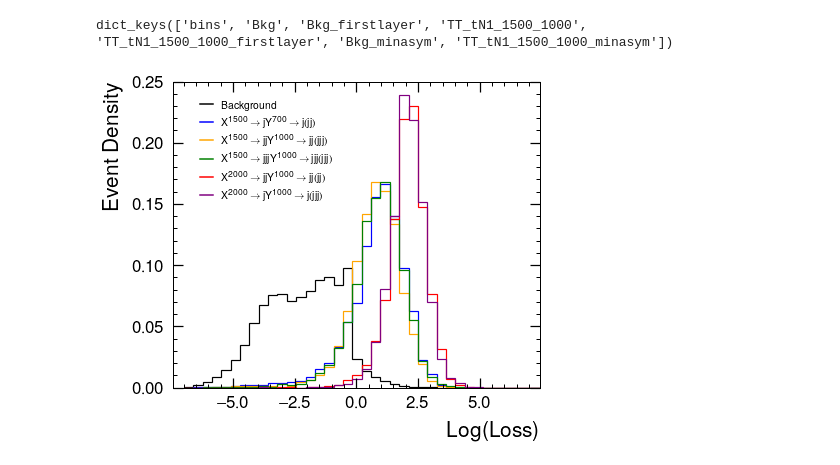
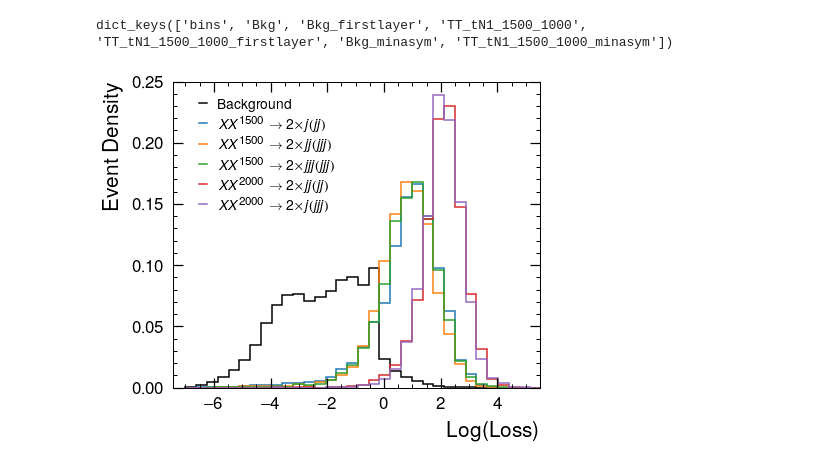
Before and after one commit to badeaa3/unsupervised-search, a Jupyter notebook: plotting/Log Loss.ipynb, the cells around one changed output. Drawn from its saved outputs; the diff is of its cells as text; code cells hidden in the pictures.

```diff
--- a/plotting/Log Loss.ipynb
+++ b/plotting/Log Loss.ipynb
@@ -26,7 +26,7 @@ binW = bins[1]-bins[0]
 fig = plt.figure(figsize=(6, 5))
 ax = plt.axes([0.1, 0.1, 0.85, 0.85])
 
-lw=1.2
+lw=1.5
 rasterized = False
 
 # to plot precomputed bins
@@ -45,8 +45,8 @@ ax.hist(bins[:-1],
     alpha=1.0,
     lw=lw,
     histtype="step",
-    label=r"$X^{1500}\rightarrow jY^{700} \rightarrow j(jj)$",
-    color="blue",
+    label=r"$\mathit{XX}^{1500} \rightarrow 2\times\mathit{j(jj)}$",
+    color="#1f77b4", # blue
     rasterized=rasterized)
 ax.hist(bins[:-1],
     bins,
@@ -54,8 +54,8 @@ ax.hist(bins[:-1],
     alpha=1.0,
     lw=lw,
     histtype="step",
-    label=r"$X^{1500}\rightarrow jjY^{1000} \rightarrow jj(jjj)$",
-    color="orange",
+    label=r"$\mathit{XX}^{1500} \rightarrow 2\times\mathit{jj(jjj)}$",
+    color="#ff7f0e", # orange
     rasterized=rasterized)
 ax.hist(bins[:-1],
     bins,
@@ -63,8 +63,8 @@ ax.hist(bins[:-1],
     alpha=1.0,
     lw=lw,
     histtype="step",
-    label=r"$X^{1500}\rightarrow jjjY^{1000} \rightarrow jjj(jjj)$",
-    color="green",
+    label=r"$\mathit{XX}^{1500} \rightarrow 2\times \mathit{jjj(jjj)}$",
+    color="#2ca02c", # green
     rasterized=rasterized)
 ax.hist(bins[:-1],
     bins,
@@ -72,8 +72,8 @@ ax.hist(bins[:-1],
     alpha=1.0,
     lw=lw,
     histtype="step",
-    label=r"$X^{2000}\rightarrow jjY^{1000} \rightarrow jj(jj)$",
-    color="red",
+    label=r"$\mathit{XX}^{2000}\rightarrow 2\times \mathit{jj(jj)}$",
+    color="#d62728", # red
     rasterized=rasterized)
 ax.hist(bins[:-1],
     bins,
@@ -81,8 +81,8 @@ ax.hist(bins[:-1],
     alpha=1.0,
     lw=lw,
     histtype="step",
-    label=r"$X^{2000}\rightarrow jY^{1000} \rightarrow j(jjj)$",
-    color="purple",
+    label=r"$\mathit{XX}^{2000}\rightarrow 2\times \mathit{j(jjj)}$",
+    color="#9467bd", # purple
     rasterized=rasterized)
 
 # enable legend
@@ -94,43 +94,45 @@ ax.legend(new_handles,
           title_fontsize="13",
           ncol=1,
           framealpha=0.0,
-          prop={'size': 10.4},
-          bbox_to_anchor=(0.01, 0.47, 0.45, 0.5),
-          handlelength=1.25)
+          prop={'size': 14},
+          loc='center',
+          bbox_to_anchor=(0.03, 0.51, 0.45, 0.5),
+          handlelength=0.6,
+          labelspacing=0.2)
 
 # set labels
 ax.set_xlabel("Log(Loss)", fontsize=21, labelpad=9, horizontalalignment='right', x=1.0)
 ax.set_ylabel("Event Density", fontsize=21, labelpad=9, horizontalalignment='right', y=1.0)
 
 # set limits
-ax.set_xlim(-7.45,7.45)
+ax.set_xlim(-7.45,5.5)
 ax.set_ylim(0, 0.25)
 
 # tick params
 tick_params_major = {"which"     : "major",
                      "length"    : 10,
                      "width"     : 1.25,
                      "direction" : "in",
                      "right"     : True,
                      "top"       : True,
                      "labelsize" : 17,
                      "pad"       : 8}
 tick_params_minor = {"which"     : "minor",
                      "length"    : 4,
                      "width"     : 1,
                      "direction" : "in",
                      "right"     : True,
                      "top"       : True,
                      "labelsize" : 15}
 
 # ax.xaxis.set_minor_locator(AutoMinorLocator(5))
 # ax.yaxis.set_minor_locator(AutoMinorLocator(5))
 ax.tick_params(**tick_params_major)
 ax.tick_params(**tick_params_minor)
 plt.locator_params(axis='y', nbins=8)
 
 # save
 plt.savefig("log_loss.pdf", bbox_inches="tight")
 # %% [output]
 dict_keys(['bins', 'Bkg', 'Bkg_firstlayer', 'TT_tN1_1500_1000', 'TT_tN1_1500_1000_firstlayer', 'Bkg_minasym', 'TT_tN1_1500_1000_minasym'])
-[figure, old version]
+[figure, new version]
```
Also changed, not shown: 5 other files.
